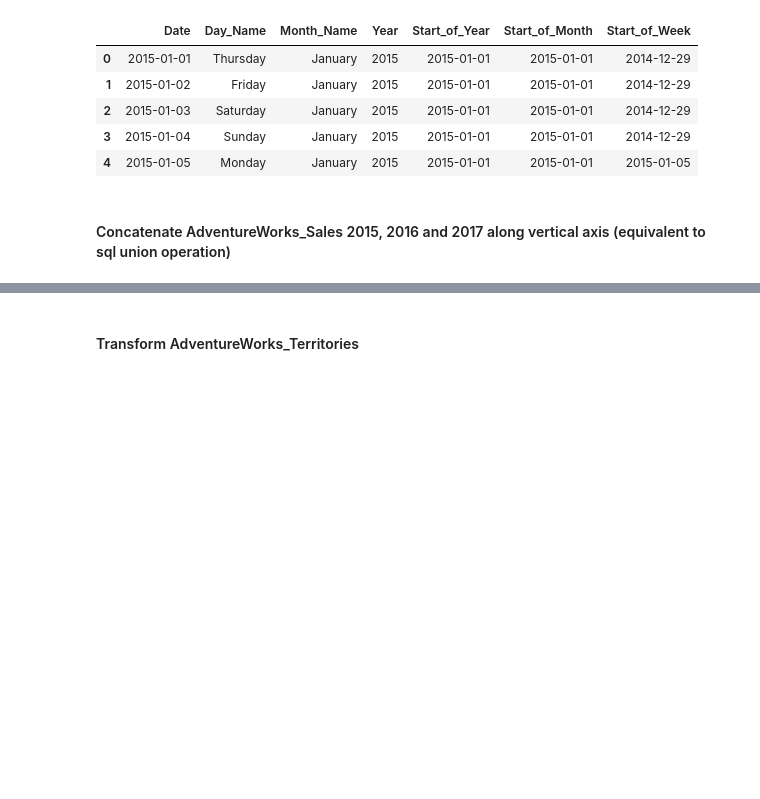
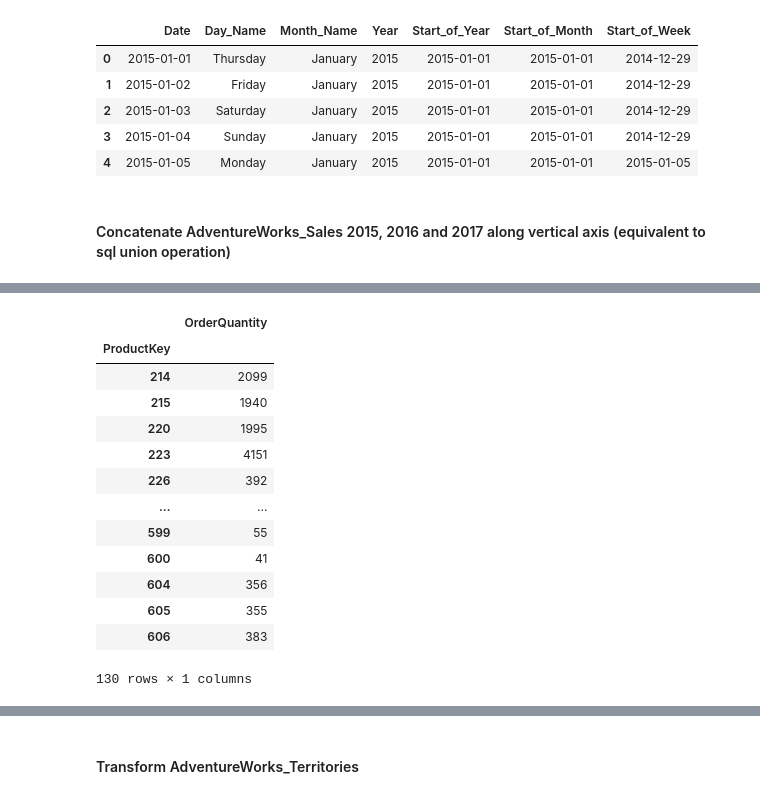
Before and after one commit to MeetPatel89/adventure_works_analysis, a Jupyter notebook: notebook.ipynb, the cells around one changed output, grey strips where cells are left out. Saved outputs shown, nothing was run; the diff lists cells and outputs as text; code cells hidden in the pictures; blank space fills up the shorter version.

```diff
--- a/notebook.ipynb
+++ b/notebook.ipynb
@@ -244,0 +262,17 @@ pd.concat([aw_sales_2015, aw_sales_2016, aw_sales_2017]).to_csv(rf"{ROOT_DIR}/st
+# %%
+aw_sales.groupby("ProductKey").agg({"OrderQuantity": "sum"})
+# %% [output]
+|  | OrderQuantity |
+| ProductKey |  |
+| 214 | 2099 |
+| 215 | 1940 |
+| 220 | 1995 |
+| 223 | 4151 |
+| 226 | 392 |
+| ... | ... |
+| 599 | 55 |
+| 600 | 41 |
+| 604 | 356 |
+| 605 | 355 |
+| 606 | 383 |
+130 rows × 1 columns
```
Also changed, not shown: parts of 6 cells of this notebook, 3 other files.
